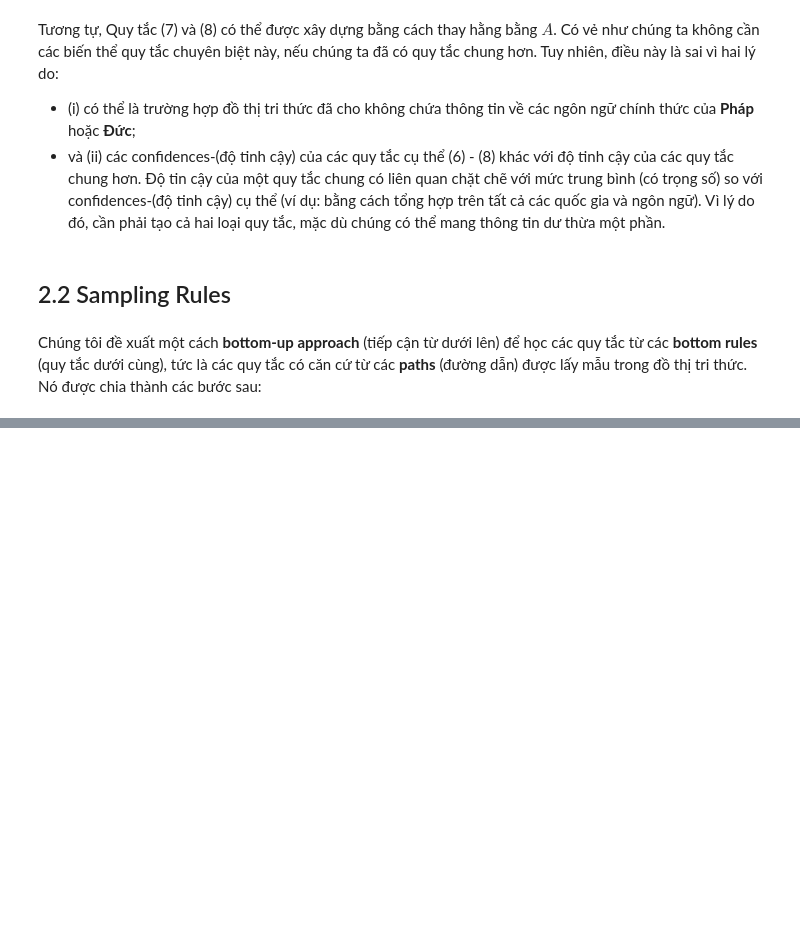
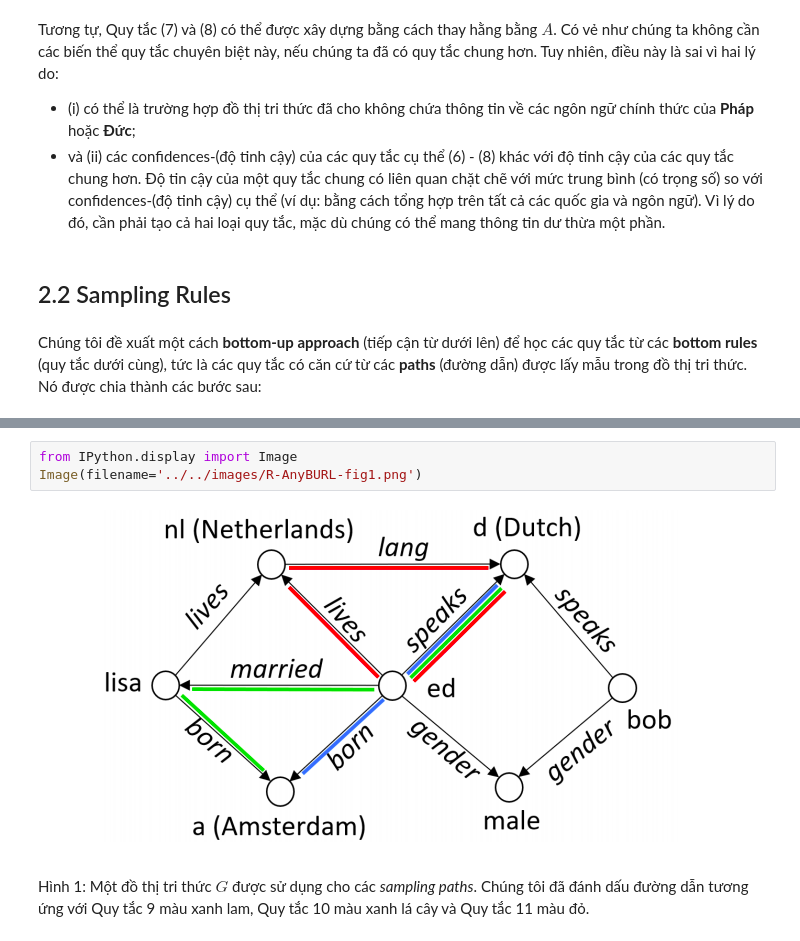
Before and after one commit to hmthanh/thesis, a Jupyter notebook: ipynbs/any-burl/RAnny-burl_part2.ipynb, the cells around one changed output, grey strips where cells are left out. Drawn from its saved outputs; the diff is of its cells as text; blank space fills up the shorter version.

Commit message:
add burl fig

```diff
--- a/ipynbs/any-burl/RAnny-burl_part2.ipynb
+++ b/ipynbs/any-burl/RAnny-burl_part2.ipynb
@@ -76,0 +79,7 @@ Bản phác thảo ở trên về cách tiếp cận của chúng tôi nhắc nh
+# %%
+from IPython.display import Image
+Image(filename='../../images/R-AnyBURL-fig1.png')
+# %% [output]
+[figure, added]
+# %% [markdown]
+Hình 1: Một đồ thị tri thức $G$ được sử dụng cho các *sampling paths*. Chúng tôi đã đánh dấu đường dẫn tương ứng với Quy tắc 9 màu xanh lam, Quy tắc 10 màu xanh lá cây và Quy tắc 11 màu đỏ.
```
Also changed, not shown: parts of 3 cells of this notebook, 1 other file.
